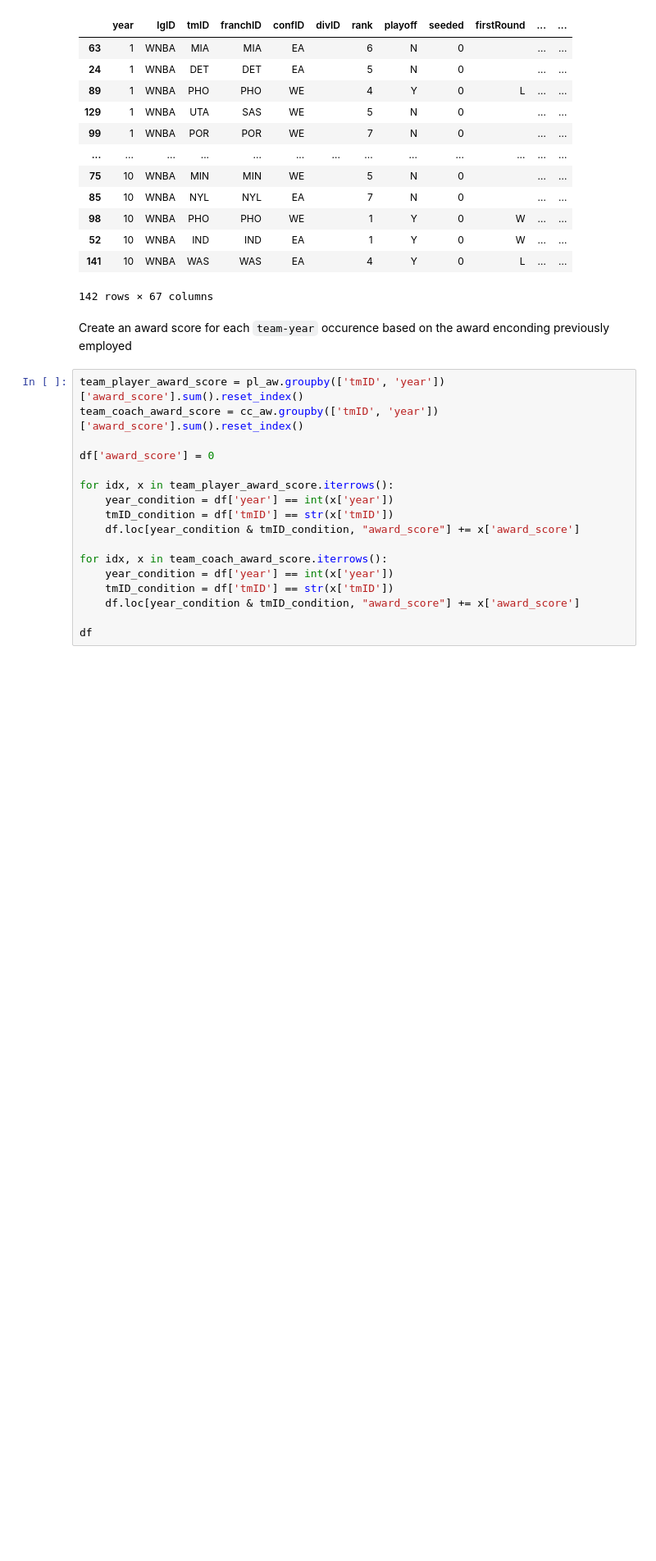
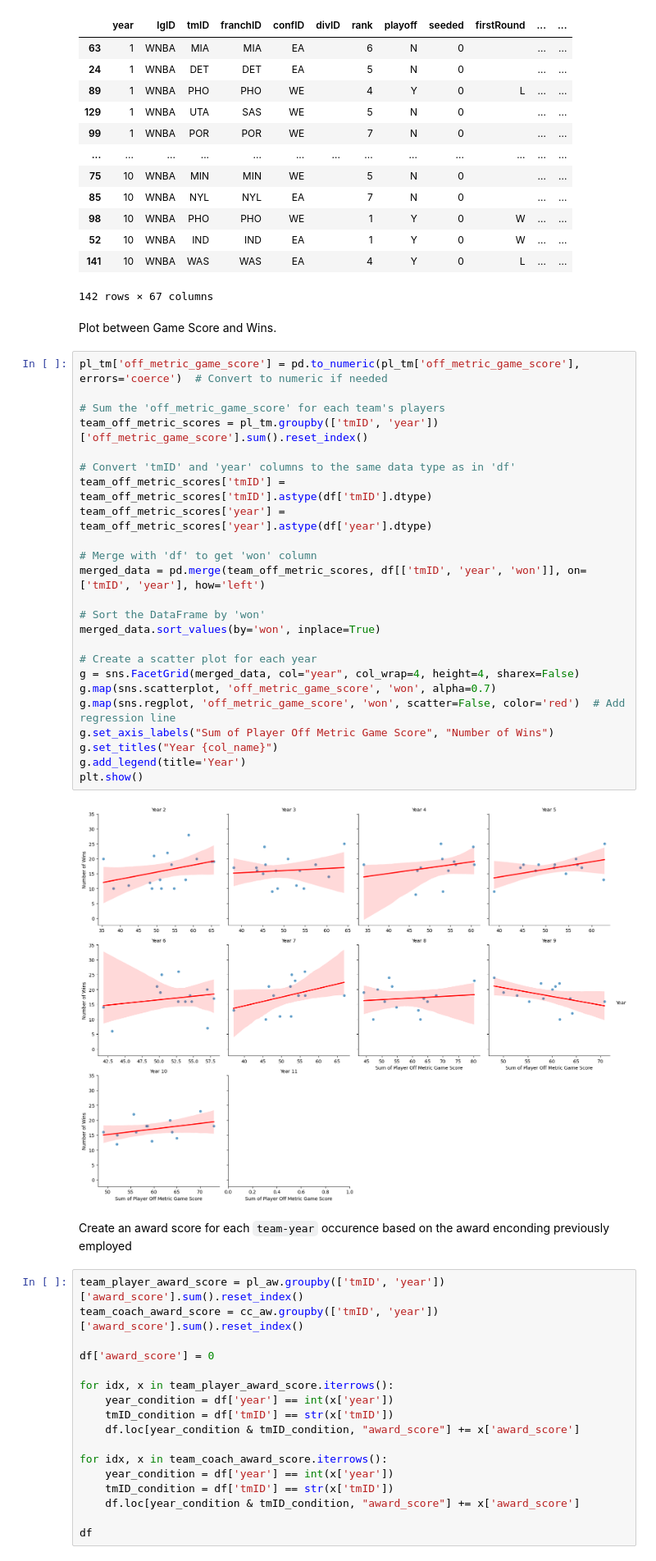
Before and after one commit to toni-santos/ac-2023, a Jupyter notebook: main.ipynb, the cells around one changed output. Shown at 82% size. Cells and saved outputs as stored; diff of their text form; blank space fills up the shorter version.

```diff
--- a/main.ipynb
+++ b/main.ipynb
@@ -637,6 +656,34 @@ Name: off_metric_game_score, Length: 1876, dtype: float64
 | 52 | 10 | WNBA | IND | IND | EA |  | 1 | Y | 0 | W | ... | ... |
 | 141 | 10 | WNBA | WAS | WAS | EA |  | 4 | Y | 0 | L | ... | ... |
 142 rows × 67 columns
+# %% [markdown]
+Plot between Game Score and Wins.
+# %%
+pl_tm['off_metric_game_score'] = pd.to_numeric(pl_tm['off_metric_game_score'], errors='coerce')  # Convert to numeric if needed
+
+# Sum the 'off_metric_game_score' for each team's players
+team_off_metric_scores = pl_tm.groupby(['tmID', 'year'])['off_metric_game_score'].sum().reset_index()
+
+# Convert 'tmID' and 'year' columns to the same data type as in 'df'
+team_off_metric_scores['tmID'] = team_off_metric_scores['tmID'].astype(df['tmID'].dtype)
+team_off_metric_scores['year'] = team_off_metric_scores['year'].astype(df['year'].dtype)
+
+# Merge with 'df' to get 'won' column
+merged_data = pd.merge(team_off_metric_scores, df[['tmID', 'year', 'won']], on=['tmID', 'year'], how='left')
+
+# Sort the DataFrame by 'won'
+merged_data.sort_values(by='won', inplace=True)
+
+# Create a scatter plot for each year
+g = sns.FacetGrid(merged_data, col="year", col_wrap=4, height=4, sharex=False)
+g.map(sns.scatterplot, 'off_metric_game_score', 'won', alpha=0.7)
+g.map(sns.regplot, 'off_metric_game_score', 'won', scatter=False, color='red')  # Add regression line
+g.set_axis_labels("Sum of Player Off Metric Game Score", "Number of Wins")
+g.set_titles("Year {col_name}")
+g.add_legend(title='Year')
+plt.show()
+# %% [output]
+[figure, added]
 # %% [markdown]
 Create an award score for each `team-year` occurence based on the award enconding previously employed
 # %%
```
Also changed, not shown: parts of 3 cells of this notebook.
